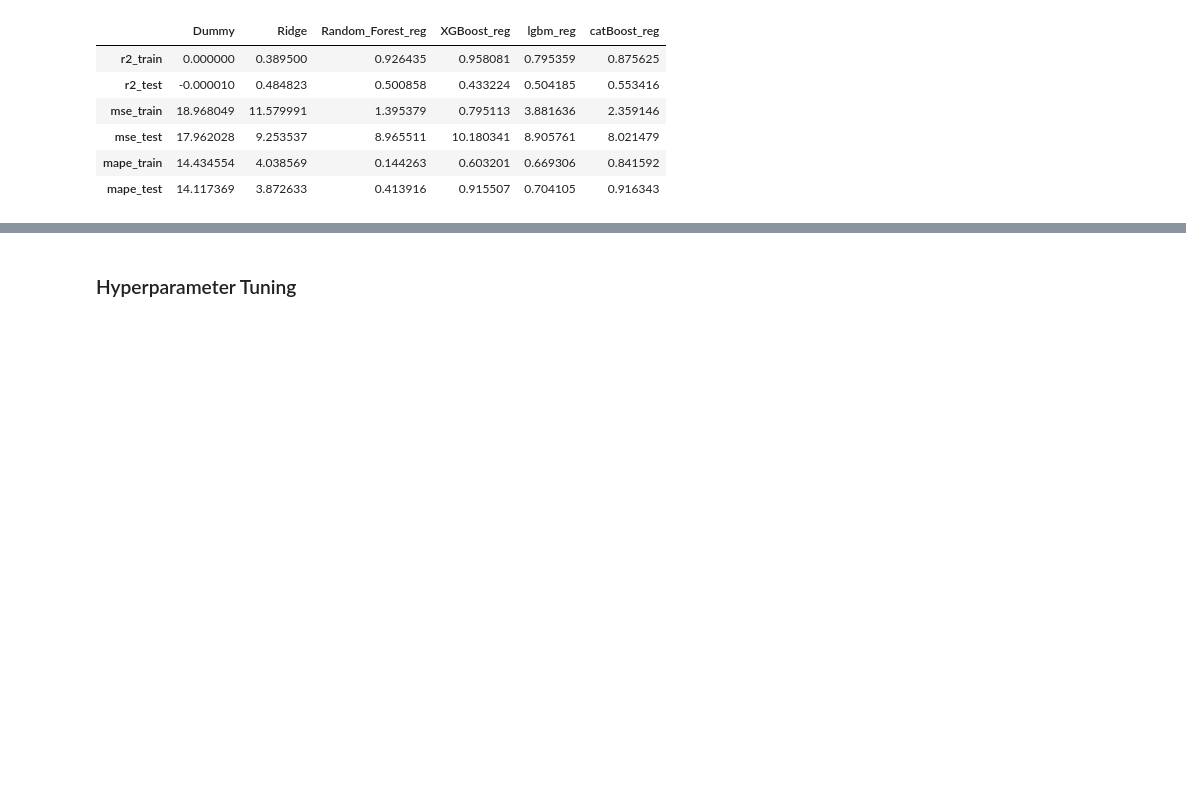
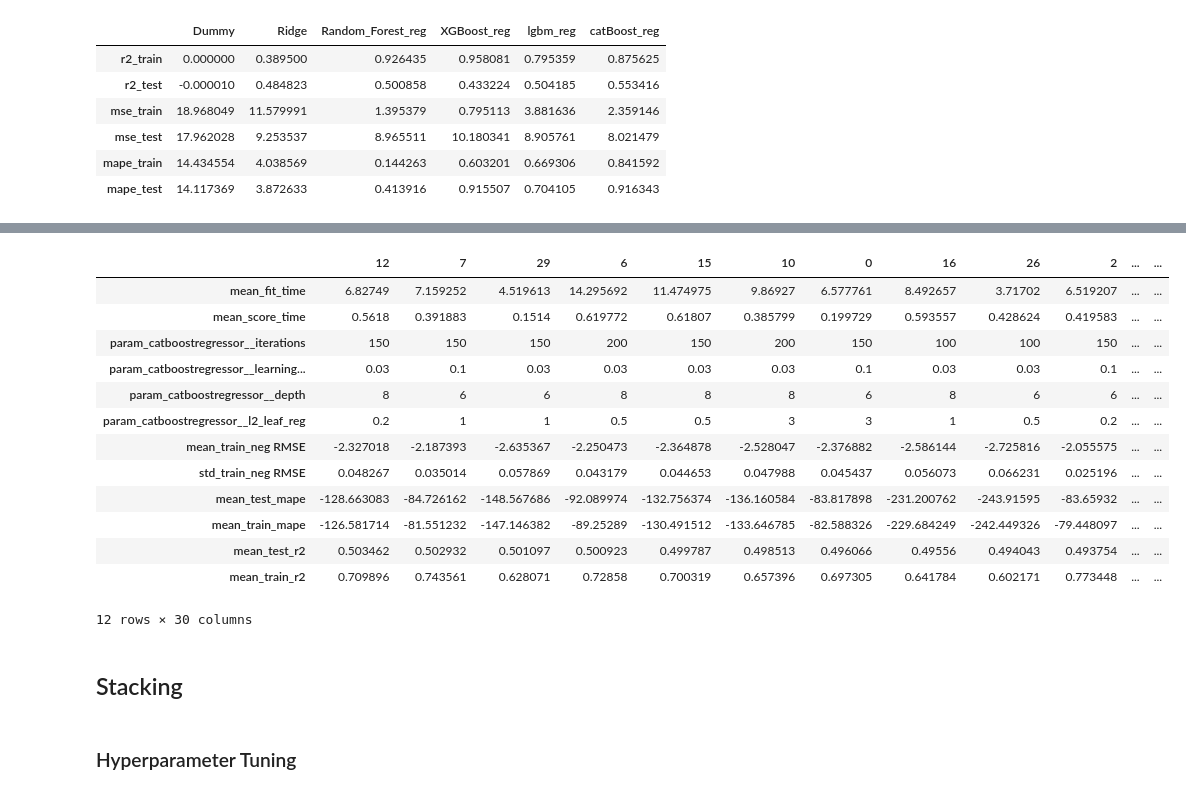
Before and after one commit to valli180/airbnb-popularity_regression, a Jupyter notebook: notebooks/model.ipynb, the cells around one changed output, grey strips where cells are left out. Drawn from its saved outputs; the diff is of its cells as text; code cells hidden in the pictures; blank space fills up the shorter version.

Commit message:
Try Feature Selection, Catboost Hyperparam Tuning

```diff
--- a/notebooks/model.ipynb
+++ b/notebooks/model.ipynb
@@ -200,7 +202,7 @@ assert (
 # %%
 X_train, y_train = train_data.drop(columns=[target_column]), train_data[target_column]
 X_val, y_val = val_data.drop(columns=[target_column]), val_data[target_column]
-# X_big_train, y_big_train = train_big_data.drop(columns=[target_column]), train_big_data[target_column]
+X_train_val, y_train_val = train_val_data.drop(columns=[target_column]), train_val_data[target_column]
 # %%
 X_train.info()
 # %% [output]
@@ -394,0 +432,21 @@ pd.DataFrame(results)
+# %%
+params = {
+    "catboostregressor__iterations": [100, 150, 200],
+    "catboostregressor__learning_rate": [0.03, 0.1],
+    "catboostregressor__depth": [2, 4, 6, 8],
+    "catboostregressor__l2_leaf_reg": [0.2, 0.5, 1, 3]
+}
+# %%
+pipe_catboost = make_pipeline(column_transformer, CatBoostRegressor(verbose=False))
+
+random_search = RandomizedSearchCV(
+    pipe_catboost,
+    params,
+    n_jobs=-1,
+    n_iter=30,
+    return_train_score=True,
+    scoring=scoring_metrics,
+    refit="r2"
+)
+# %%
+random_search.fit(X_train_val, y_train_val)
@@ -395,3 +471,37 @@ pd.DataFrame(results)
+# %%
+pd.DataFrame(random_search.cv_results_)[
+    [
+        "mean_fit_time",
+        "mean_score_time",
+        "param_catboostregressor__iterations",
+        "param_catboostregressor__learning_rate",
+        "param_catboostregressor__depth",
+        "param_catboostregressor__l2_leaf_reg",
+        "mean_train_neg RMSE",
+        "std_train_neg RMSE",
+        "mean_test_mape",
+        "mean_train_mape",
+        "mean_test_r2",
+        "mean_train_r2"
+    ]
+].sort_values(by="mean_test_r2", ascending=False).T
+# %% [output]
+|  | 12 | 7 | 29 | 6 | 15 | 10 | 0 | 16 | 26 | 2 | ... | ... |
+| mean_fit_time | 6.82749 | 7.159252 | 4.519613 | 14.295692 | 11.474975 | 9.86927 | 6.577761 | 8.492657 | 3.71702 | 6.519207 | ... | ... |
+| mean_score_time | 0.5618 | 0.391883 | 0.1514 | 0.619772 | 0.61807 | 0.385799 | 0.199729 | 0.593557 | 0.428624 | 0.419583 | ... | ... |
+| param_catboostregressor__iterations | 150 | 150 | 150 | 200 | 150 | 200 | 150 | 100 | 100 | 150 | ... | ... |
+| param_catboostregressor__learning... | 0.03 | 0.1 | 0.03 | 0.03 | 0.03 | 0.03 | 0.1 | 0.03 | 0.03 | 0.1 | ... | ... |
+| param_catboostregressor__depth | 8 | 6 | 6 | 8 | 8 | 8 | 6 | 8 | 6 | 6 | ... | ... |
+| param_catboostregressor__l2_leaf_reg | 0.2 | 1 | 1 | 0.5 | 0.5 | 3 | 3 | 1 | 0.5 | 0.2 | ... | ... |
+| mean_train_neg RMSE | -2.327018 | -2.187393 | -2.635367 | -2.250473 | -2.364878 | -2.528047 | -2.376882 | -2.586144 | -2.725816 | -2.055575 | ... | ... |
+| std_train_neg RMSE | 0.048267 | 0.035014 | 0.057869 | 0.043179 | 0.044653 | 0.047988 | 0.045437 | 0.056073 | 0.066231 | 0.025196 | ... | ... |
+| mean_test_mape | -128.663083 | -84.726162 | -148.567686 | -92.089974 | -132.756374 | -136.160584 | -83.817898 | -231.200762 | -243.91595 | -83.65932 | ... | ... |
+| mean_train_mape | -126.581714 | -81.551232 | -147.146382 | -89.25289 | -130.491512 | -133.646785 | -82.588326 | -229.684249 | -242.449326 | -79.448097 | ... | ... |
+| mean_test_r2 | 0.503462 | 0.502932 | 0.501097 | 0.500923 | 0.499787 | 0.498513 | 0.496066 | 0.49556 | 0.494043 | 0.493754 | ... | ... |
+| mean_train_r2 | 0.709896 | 0.743561 | 0.628071 | 0.72858 | 0.700319 | 0.657396 | 0.697305 | 0.641784 | 0.602171 | 0.773448 | ... | ... |
+12 rows × 30 columns
+# %% [markdown]
+## Stacking
 # %% [markdown]
 ### Hyperparameter Tuning
 # %%
```
Also changed, not shown: parts of 12 cells of this notebook, 8 other files.
